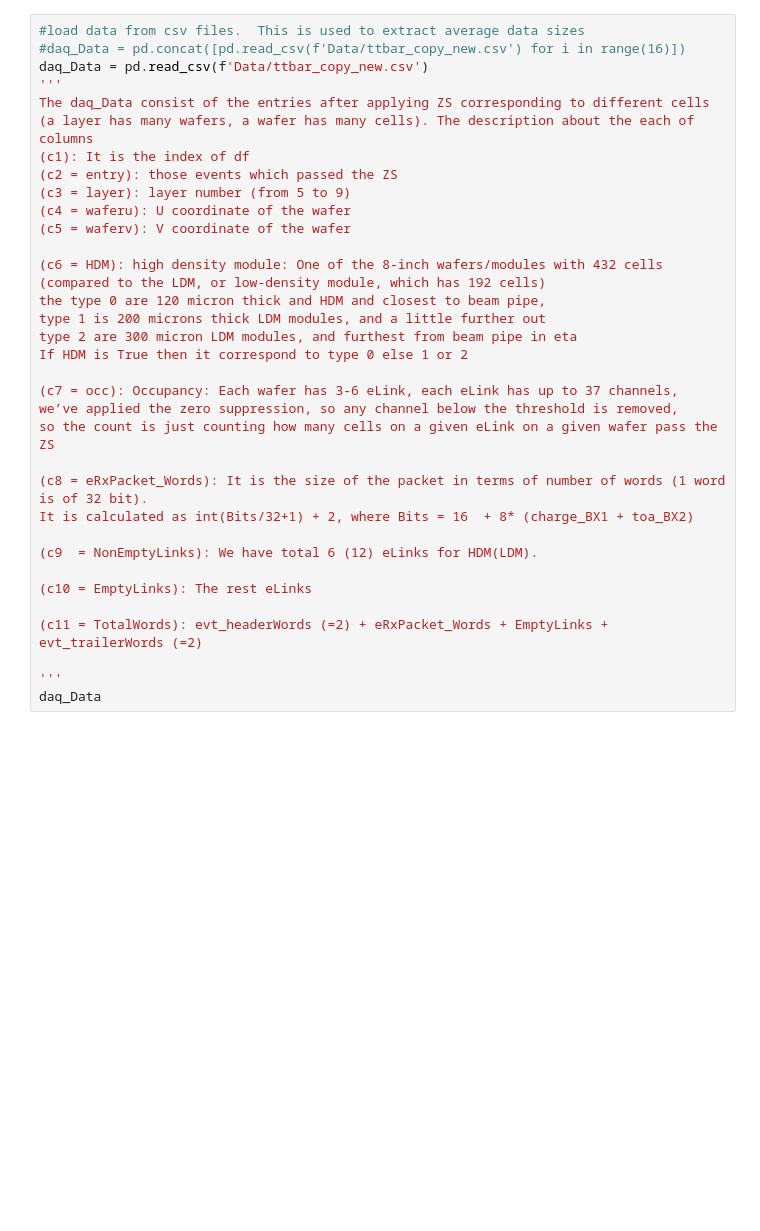
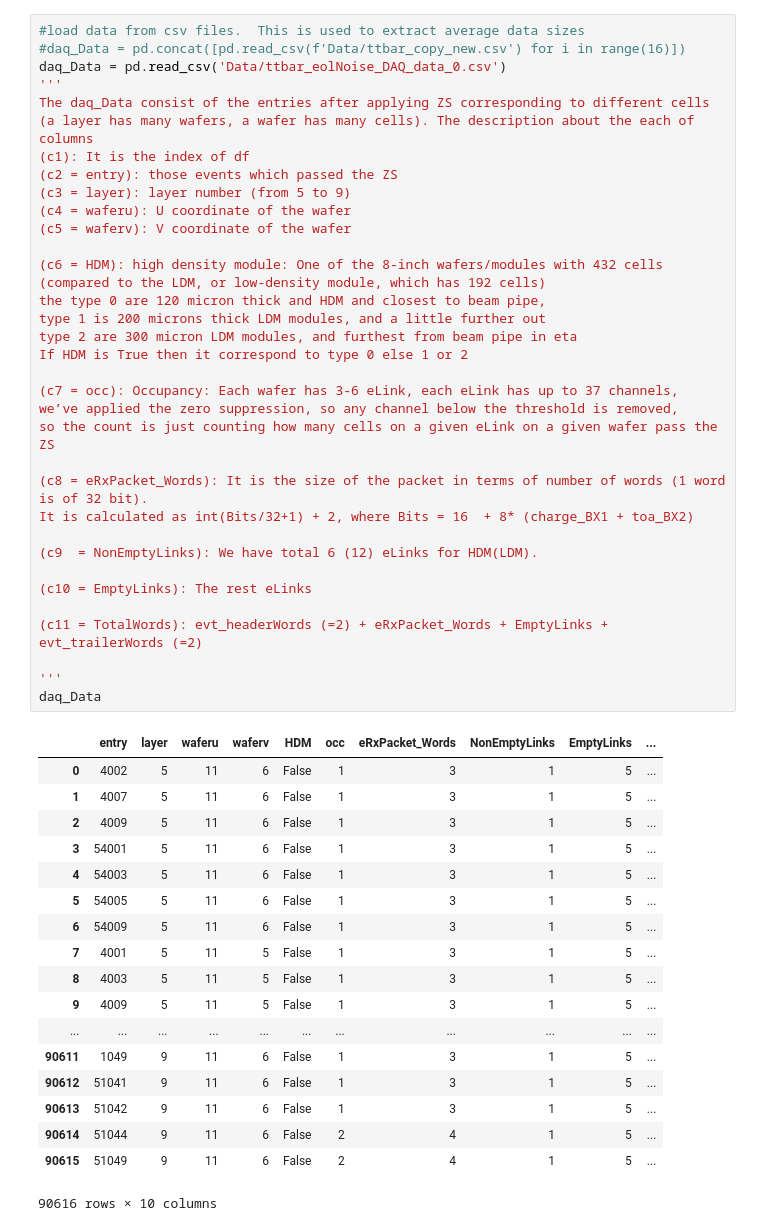
Before and after one commit to ravindkv/hgcal-econd-buffer, a Jupyter notebook: bufferPlots.ipynb, the cells around one changed output. Drawn from its saved outputs; the diff is of its cells as text; blank space fills up the shorter version.

```diff
--- a/bufferPlots.ipynb
+++ b/bufferPlots.ipynb
@@ -21,38 +23,57 @@ linkSummary
 # %%
 #load data from csv files.  This is used to extract average data sizes
 #daq_Data = pd.concat([pd.read_csv(f'Data/ttbar_copy_new.csv') for i in range(16)])
-daq_Data = pd.read_csv(f'Data/ttbar_copy_new.csv')
+daq_Data = pd.read_csv('Data/ttbar_eolNoise_DAQ_data_0.csv')
 '''
 The daq_Data consist of the entries after applying ZS corresponding to different cells
 (a layer has many wafers, a wafer has many cells). The description about the each of columns
 (c1): It is the index of df
 (c2 = entry): those events which passed the ZS
 (c3 = layer): layer number (from 5 to 9)
 (c4 = waferu): U coordinate of the wafer
 (c5 = waferv): V coordinate of the wafer
 
 (c6 = HDM): high density module: One of the 8-inch wafers/modules with 432 cells
 (compared to the LDM, or low-density module, which has 192 cells)
 the type 0 are 120 micron thick and HDM and closest to beam pipe,
 type 1 is 200 microns thick LDM modules, and a little further out
 type 2 are 300 micron LDM modules, and furthest from beam pipe in eta
 If HDM is True then it correspond to type 0 else 1 or 2
 
 (c7 = occ): Occupancy: Each wafer has 3-6 eLink, each eLink has up to 37 channels,
 we’ve applied the zero suppression, so any channel below the threshold is removed,
 so the count is just counting how many cells on a given eLink on a given wafer pass the ZS
 
 (c8 = eRxPacket_Words): It is the size of the packet in terms of number of words (1 word is of 32 bit).
 It is calculated as int(Bits/32+1) + 2, where Bits = 16  + 8* (charge_BX1 + toa_BX2)
 
 (c9  = NonEmptyLinks): We have total 6 (12) eLinks for HDM(LDM).
 
 (c10 = EmptyLinks): The rest eLinks
 
 (c11 = TotalWords): evt_headerWords (=2) + eRxPacket_Words + EmptyLinks + evt_trailerWords (=2)
 
 '''
 daq_Data
+# %% [output]
+|  | entry | layer | waferu | waferv | HDM | occ | eRxPacket_Words | NonEmptyLinks | EmptyLinks | ... |
+| 0 | 4002 | 5 | 11 | 6 | False | 1 | 3 | 1 | 5 | ... |
+| 1 | 4007 | 5 | 11 | 6 | False | 1 | 3 | 1 | 5 | ... |
+| 2 | 4009 | 5 | 11 | 6 | False | 1 | 3 | 1 | 5 | ... |
+| 3 | 54001 | 5 | 11 | 6 | False | 1 | 3 | 1 | 5 | ... |
+| 4 | 54003 | 5 | 11 | 6 | False | 1 | 3 | 1 | 5 | ... |
+| 5 | 54005 | 5 | 11 | 6 | False | 1 | 3 | 1 | 5 | ... |
+| 6 | 54009 | 5 | 11 | 6 | False | 1 | 3 | 1 | 5 | ... |
+| 7 | 4001 | 5 | 11 | 5 | False | 1 | 3 | 1 | 5 | ... |
+| 8 | 4003 | 5 | 11 | 5 | False | 1 | 3 | 1 | 5 | ... |
+| 9 | 4009 | 5 | 11 | 5 | False | 1 | 3 | 1 | 5 | ... |
+| ... | ... | ... | ... | ... | ... | ... | ... | ... | ... | ... |
+| 90611 | 1049 | 9 | 11 | 6 | False | 1 | 3 | 1 | 5 | ... |
+| 90612 | 51041 | 9 | 11 | 6 | False | 1 | 3 | 1 | 5 | ... |
+| 90613 | 51042 | 9 | 11 | 6 | False | 1 | 3 | 1 | 5 | ... |
+| 90614 | 51044 | 9 | 11 | 6 | False | 2 | 4 | 1 | 5 | ... |
+| 90615 | 51049 | 9 | 11 | 6 | False | 2 | 4 | 1 | 5 | ... |
+90616 rows × 10 columns
 # %%
 #get list of wedges, and assign x and y positions for drawing maps
 wedges = daq_Data.groupby(['layer','waferu','waferv']).any()[['HDM']].reset_index()
```
Also changed, not shown: parts of 14 cells of this notebook, 14 other files.
